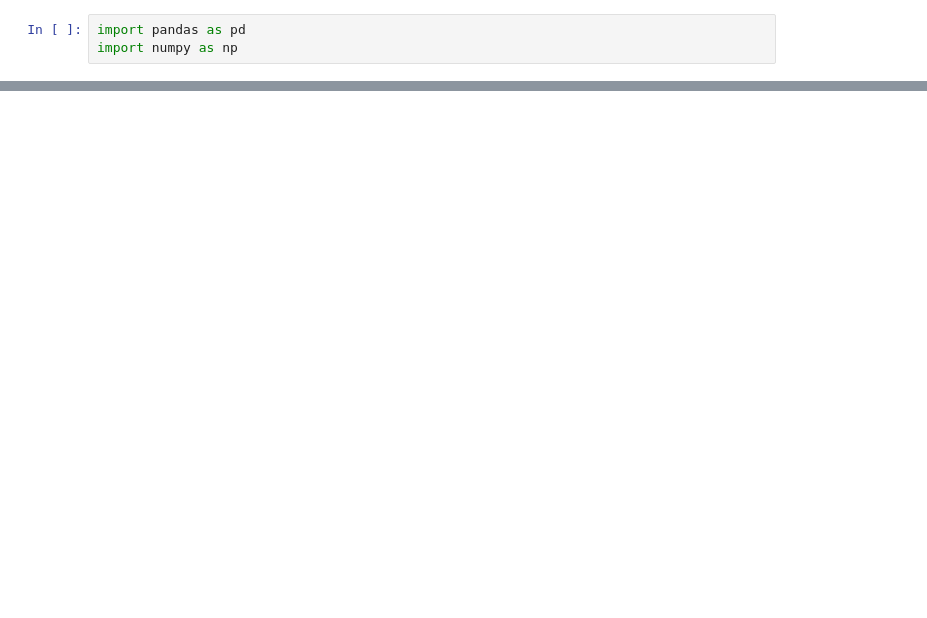
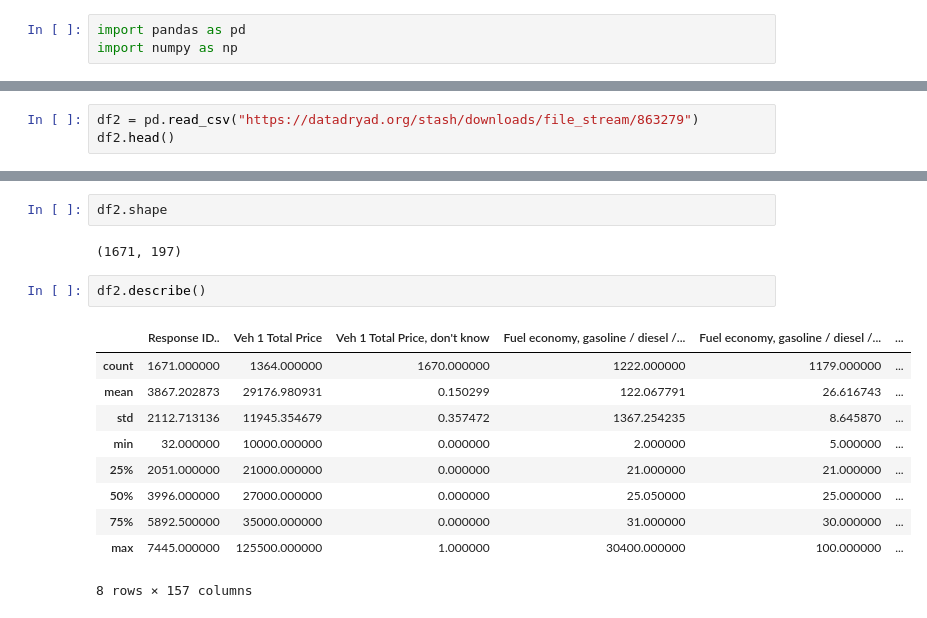
Before and after one commit to kkrusere/EV_Market-Analysis-and-Consumer-Behavior, a Jupyter notebook: data_collection.ipynb, the cells around one changed output, grey strips where cells are left out. Cells and saved outputs as stored; diff of their text form; blank space fills up the shorter version.

```diff
--- a/data_collection.ipynb
+++ b/data_collection.ipynb
@@ -7,0 +21,3 @@ This
+# %%
+df2 = pd.read_csv("https://datadryad.org/stash/downloads/file_stream/863279")
+df2.head()
@@ -7,0 +32,17 @@ This
+# %%
+df2.shape
+# %% [output]
+(1671, 197)
+# %%
+df2.describe()
+# %% [output]
+|  | Response ID.. | Veh 1 Total Price | Veh 1 Total Price, don't know | Fuel economy, gasoline / diesel /... | Fuel economy, gasoline / diesel /... | ... |
+| count | 1671.000000 | 1364.000000 | 1670.000000 | 1222.000000 | 1179.000000 | ... |
+| mean | 3867.202873 | 29176.980931 | 0.150299 | 122.067791 | 26.616743 | ... |
+| std | 2112.713136 | 11945.354679 | 0.357472 | 1367.254235 | 8.645870 | ... |
+| min | 32.000000 | 10000.000000 | 0.000000 | 2.000000 | 5.000000 | ... |
+| 25% | 2051.000000 | 21000.000000 | 0.000000 | 21.000000 | 21.000000 | ... |
+| 50% | 3996.000000 | 27000.000000 | 0.000000 | 25.050000 | 25.000000 | ... |
+| 75% | 5892.500000 | 35000.000000 | 0.000000 | 31.000000 | 30.000000 | ... |
+| max | 7445.000000 | 125500.000000 | 1.000000 | 30400.000000 | 100.000000 | ... |
+8 rows × 157 columns
```
Also changed, not shown: parts of 29 cells of this notebook.
